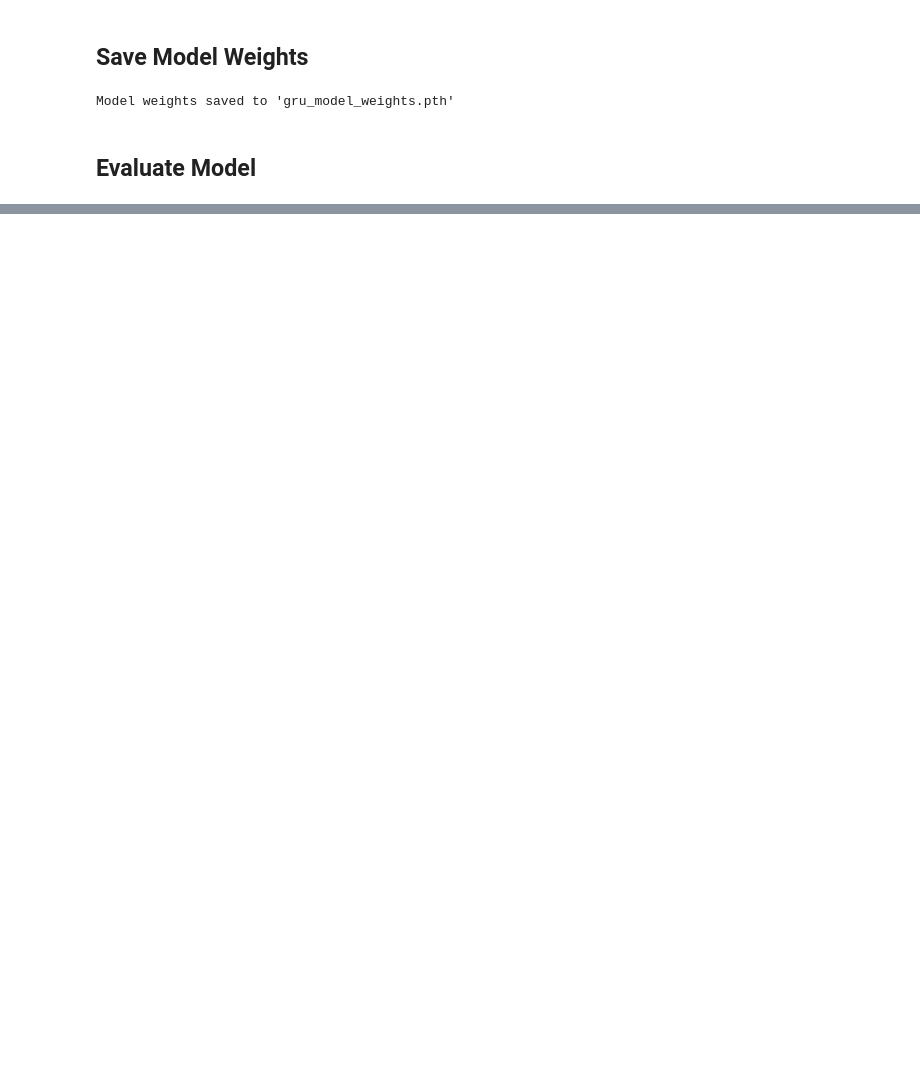
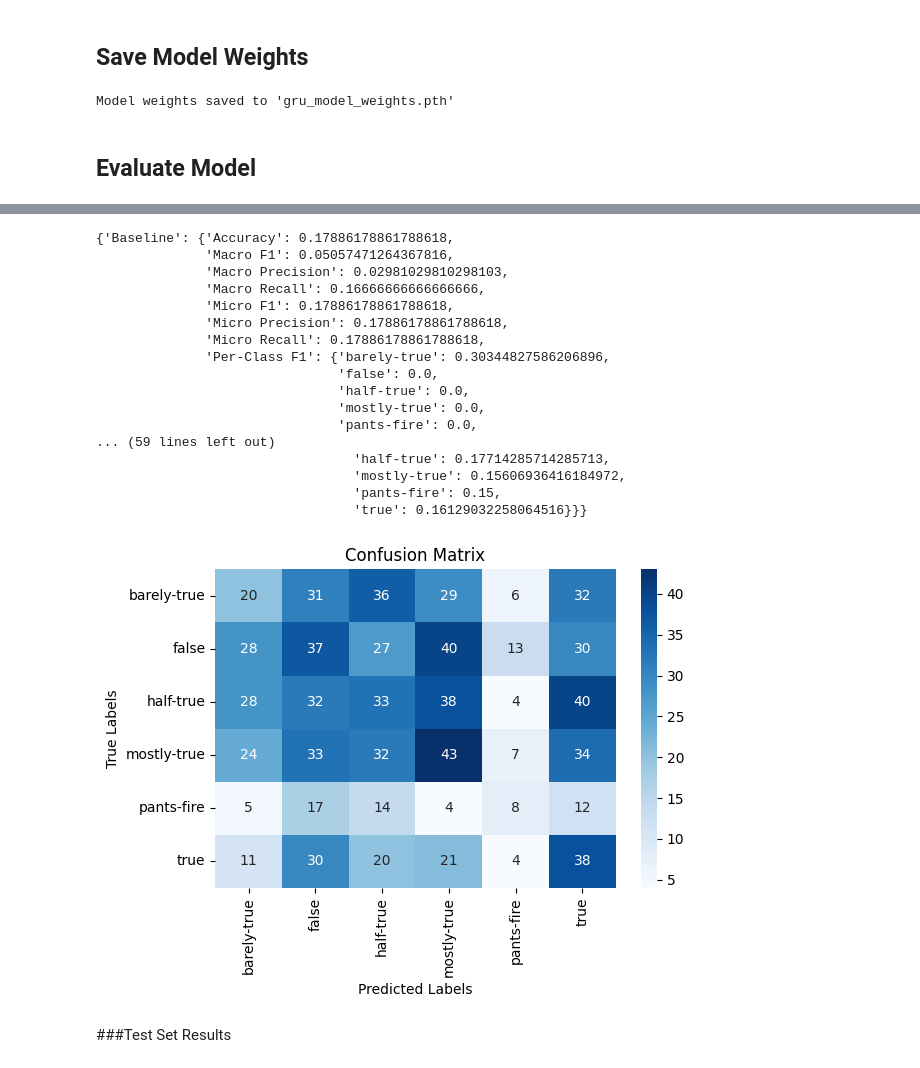
Before and after one commit to asubedi2001/FakeNewsDetection, a Jupyter notebook: lstm_classification.ipynb, the cells around one changed output, grey strips where cells are left out. Saved outputs shown, nothing was run; the diff lists cells and outputs as text; code cells hidden in the pictures; blank space fills up the shorter version.

Commit message:
Changed datasets; fixed/tuned tokenization accordingly

```diff
--- a/lstm_classification.ipynb
+++ b/lstm_classification.ipynb
@@ -177,35 +246,10 @@ import torch.nn as nn
 class GRUModel(nn.Module):
     def __init__(self, input_dim, embedding_dim, hidden_dim, output_dim, n_layers, dropout):
         super(GRUModel, self).__init__()
-        self.embedding = nn.Embedding(input_dim, embedding_dim)
+        self.embedding = nn.Embedding(input_dim, embedding_dim, padding_idx=token_to_idx[pad_tkn])
         self.gru = nn.GRU(embedding_dim, hidden_dim, num_layers=n_layers, batch_first=True, dropout=dropout)
         self.fc = nn.Linear(hidden_dim, output_dim)
 
     def forward(self, x):
         _, hidden = self.gru(self.embedding(x))
         return self.fc(hidden[-1])
-# %%
-#Training fn
-def train_model(model, dataloader, optimizer, criterion, device, epochs=10):
-    model.train()
-    for epoch in range(epochs):
-        epoch_loss = 0
-        epoch_tps = 0
-        total_samples = 0
-
-        for inputs, labels in dataloader:
-            inputs, labels = inputs.to(device), labels.to(device)
-
-            optimizer.zero_grad()
-            predictions = model(inputs).squeeze()
-            loss = criterion(predictions, labels)
-            loss.backward()
-            optimizer.step()
-
-            epoch_loss += loss.item() #Track total loss
-            #Track total accuracy
-            _, predicted_classes = torch.max(predictions, 1)
-            epoch_tps += (predicted_classes == labels).sum().item()
-            total_samples += labels.size(0)
-
-        print(f"Epoch {epoch+1}/{epochs} | Loss: {epoch_loss/len(dataloader):.4f} | Accuracy: {epoch_tps/total_samples:.4f}")
@@ -366,13 +320,13 @@ def get_predictions(
     num_classes=None
 ):
     predictions = []
-    y_test = []
+    y_eval = []
 
     if pred_type == 'model':
         model.eval()
         with torch.no_grad():
             for batch_X, batch_y in test_loader:
-                y_test.extend(batch_y)
+                y_eval.extend(batch_y)
 
                 batch_X, batch_y = batch_X.to(device), batch_y.to(device)
                 batch_size = batch_X.size(0)
@@ -380,7 +334,7 @@ def get_predictions(
                 outputs = model(batch_X).squeeze()
                 _, predicted = torch.max(outputs, 1)
                 predictions.extend(predicted.cpu())
-        y_test = torch.tensor(y_test, dtype=torch.long)
+        y_eval = torch.tensor(y_eval, dtype=torch.long)
     elif pred_type == 'baseline':
         orig_label_counts = orig_label_counts.sort_index(key=lambda idx: orig_label_counts[idx], inplace=False, ascending=False)
         majority_class = list(label_ordering).index(orig_label_counts.index[0])
@@ -390,7 +344,7 @@ def get_predictions(
 
     predictions = torch.tensor(predictions, dtype=torch.long)
     if pred_type == 'model':
-        return predictions, y_test
+        return predictions, y_eval
     return predictions
 
 # Calculate per-class metrics
@@ -421,7 +375,7 @@ def micro_metrics(labels, predictions):
     return precision_micro, recall_micro, f1_micro
 
 # Get evaluations
-def evaluate(labels, model_pred, baseline_pred, random_pred, label_ordering):
+def evaluate(labels, num_classes, model_pred, baseline_pred, random_pred, label_ordering):
     results = {}
 
     for pred_type, predictions in [('Model', model_pred), ('Baseline', baseline_pred), ('Random', random_pred)]:
@@ -508,0 +442,4 @@ plot_confusion_matrix(conf_matrix, class_labels)
+# %%
+X_val, _, _, _, y_val = as_tensors("valid", label_encoder, input_vector_size, token_to_idx)
+val_dataset = TensorDataset(X_val, y_val)
+val_loader = DataLoader(val_dataset, batch_size=BATCH_SIZE, shuffle=True)
@@ -508,0 +464,23 @@ plot_confusion_matrix(conf_matrix, class_labels)
+# %%
+evaluate_data(gru_model, val_loader, OUTPUT_DIM, y_val.size(0), label_encoder.classes_, train_label_counts, device)
+# %% [output]
+{'Baseline': {'Accuracy': 0.17886178861788618,
+              'Macro F1': 0.05057471264367816,
+              'Macro Precision': 0.02981029810298103,
+              'Macro Recall': 0.16666666666666666,
+              'Micro F1': 0.17886178861788618,
+              'Micro Precision': 0.17886178861788618,
+              'Micro Recall': 0.17886178861788618,
+              'Per-Class F1': {'barely-true': 0.30344827586206896,
+                               'false': 0.0,
+                               'half-true': 0.0,
+                               'mostly-true': 0.0,
+                               'pants-fire': 0.0,
+... (59 lines left out)
+                                 'half-true': 0.17714285714285713,
+                                 'mostly-true': 0.15606936416184972,
+                                 'pants-fire': 0.15,
+                                 'true': 0.16129032258064516}}}
+[figure, added]
+# %% [markdown]
+###Test Set Results
```
Also changed, not shown: parts of 30 cells of this notebook, 8 other files.
